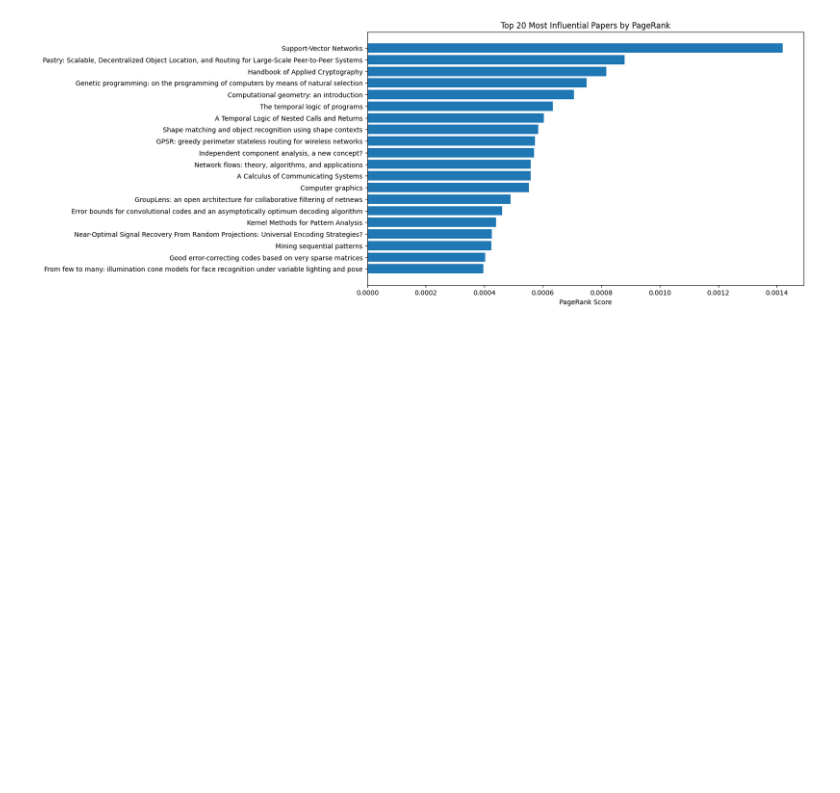
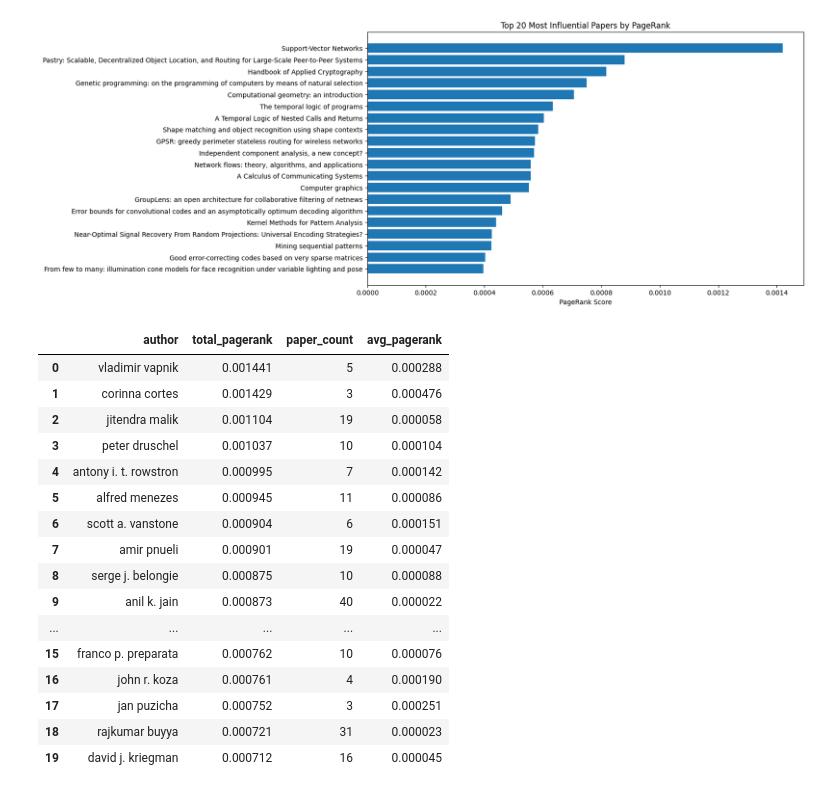
Before and after one commit to alesss-b/Data-Science-I-Group-Project, a Jupyter notebook: citation_network_analysis.ipynb, the cells around one changed output. Saved outputs shown, nothing was run; the diff lists cells and outputs as text; code cells hidden in the pictures; blank space fills up the shorter version.

Commit message:
added author influence aggregation using pagerank

```diff
--- a/citation_network_analysis.ipynb
+++ b/citation_network_analysis.ipynb
@@ -111,3 +111,36 @@ plt.title('Top 20 Most Influential Papers by PageRank')
 plt.show()
 # %% [output]
 [figure]
+# %%
+"""Aggregating Influence by Author"""
+author_scores = defaultdict(float)
+author_paper_count = defaultdict(int)
+
+for paper in sample.itertuples():
+    pr = pagerank.get(paper.id, 0)
+    for author in paper.authors:
+        if author:
+            author_scores[author] += pr
+            author_paper_count[author] += 1
+
+author_df = pd.DataFrame([{'author': author, 'total_pagerank': score, 'paper_count': author_paper_count[author], 'avg_pagerank': score / author_paper_count[author]} for author, score in author_scores.items()])
+top_authors = author_df.sort_values('total_pagerank', ascending = False).head(20).reset_index(drop = True)
+top_authors
+# %% [output]
+|  | author | total_pagerank | paper_count | avg_pagerank |
+| 0 | vladimir vapnik | 0.001441 | 5 | 0.000288 |
+| 1 | corinna cortes | 0.001429 | 3 | 0.000476 |
+| 2 | jitendra malik | 0.001104 | 19 | 0.000058 |
+| 3 | peter druschel | 0.001037 | 10 | 0.000104 |
+| 4 | antony i. t. rowstron | 0.000995 | 7 | 0.000142 |
+| 5 | alfred menezes | 0.000945 | 11 | 0.000086 |
+| 6 | scott a. vanstone | 0.000904 | 6 | 0.000151 |
+| 7 | amir pnueli | 0.000901 | 19 | 0.000047 |
+| 8 | serge j. belongie | 0.000875 | 10 | 0.000088 |
+| 9 | anil k. jain | 0.000873 | 40 | 0.000022 |
+| ... | ... | ... | ... | ... |
+| 15 | franco p. preparata | 0.000762 | 10 | 0.000076 |
+| 16 | john r. koza | 0.000761 | 4 | 0.000190 |
+| 17 | jan puzicha | 0.000752 | 3 | 0.000251 |
+| 18 | rajkumar buyya | 0.000721 | 31 | 0.000023 |
+| 19 | david j. kriegman | 0.000712 | 16 | 0.000045 |
```
